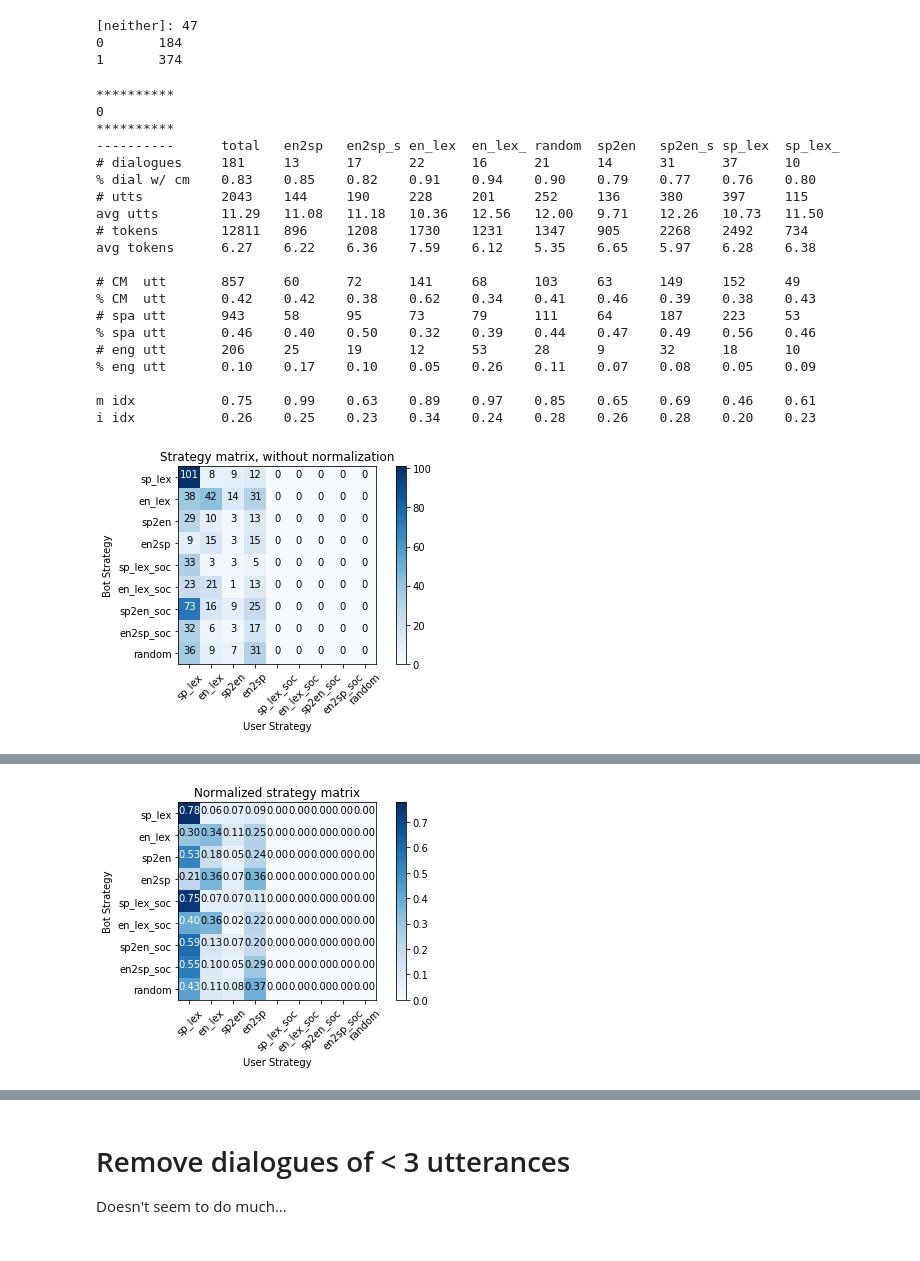
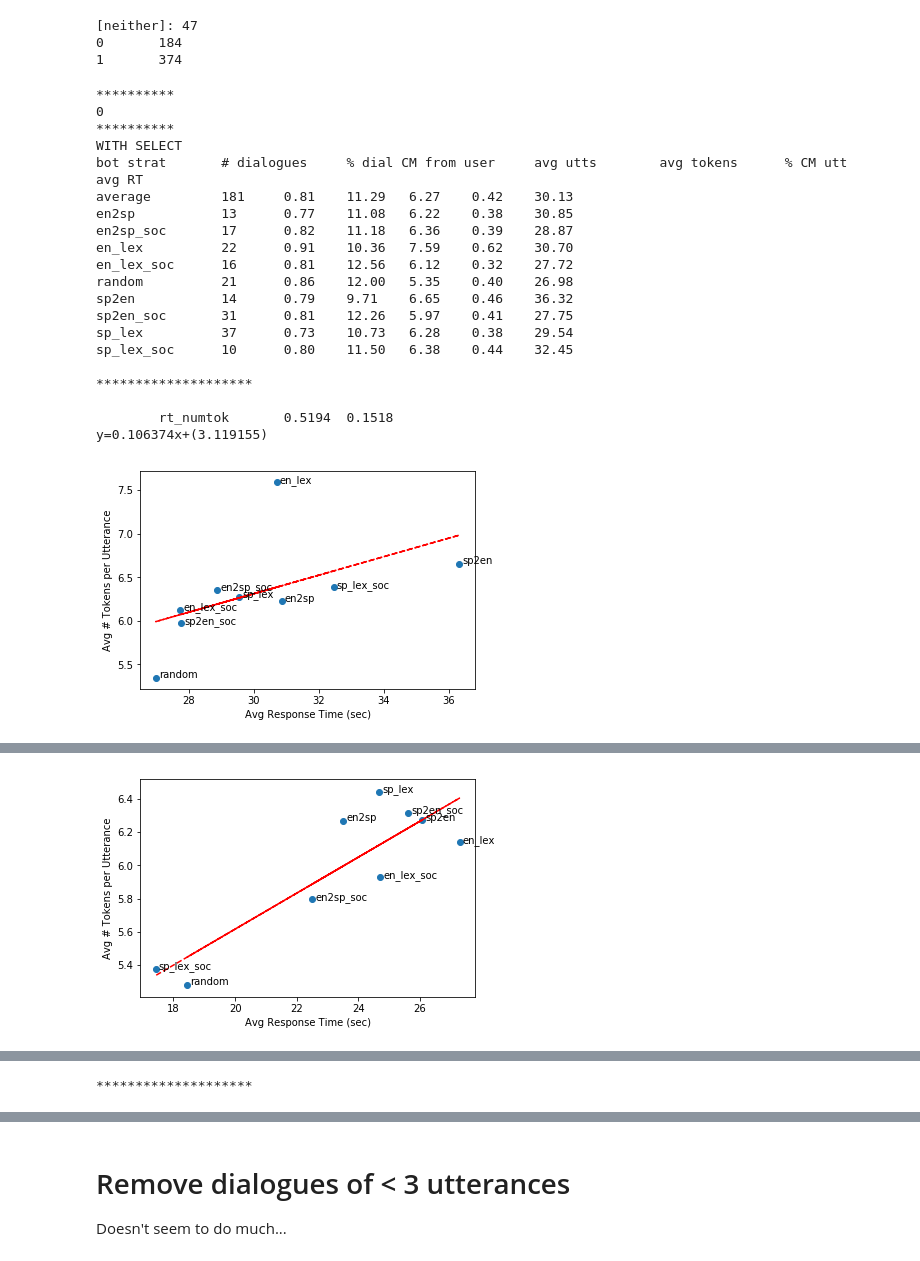
Before and after one commit to emilyahn/codemix, a Jupyter notebook: cocoa_metrics.ipynb, the cells around one changed output, grey strips where cells are left out. Saved outputs shown, nothing was run; the diff lists cells and outputs as text; code cells hidden in the pictures.

```diff
--- a/cocoa_metrics.ipynb
+++ b/cocoa_metrics.ipynb
@@ -55,11 +391,0 @@ i idx           0.25    0.23    0.25    0.28    0.26    0.22    0.24    0.26
-# %%
-# FIX
-fix_all_data = {}
-for style, chat_list in fix_style2chat_dict.iteritems():
-#     print '*'*10
-#     print style
-#     print '*'*10
-    fix_all_data[style] = cc.get_general_cm_metrics(chat_list, fix_data)
-# cc.get_general_cm_metrics(style2chat_dict['en_lex'], all_data)
-# cc.get_general_cm_metrics(style2chat_dict['en_lex_soc'], all_data)
-print 'DONE collecting CM metrics into all_data'
@@ -279,24 +465,0 @@ For more "raw" chats? So they haven't gamed the system yet
-# %%
-first_chatids = []
-workers_dct = {}
-ctr = 0
-for chat_id, chat_dict in orig_data.iteritems():
-    if not 'submit' in orig_data[chat_id]:
-        ctr += 1
-        continue
-
-    submit_time = orig_data[chat_id]['submit']
-    worker = orig_data[chat_id]['worker_id']
-    if worker not in workers_dct:
-        workers_dct[worker] = (submit_time, chat_id)
-    elif submit_time < workers_dct[worker][0]:
-        workers_dct[worker] = (submit_time, chat_id)
-    else:
-#         print 'repeat worker'
-        pass
-
-first_chatids = [items[1] for workers, items in workers_dct.iteritems()]
-print len(first_chatids)
-print 'NOT IN QUAL TSV:', ctr
-# print
-# print workers_dct
@@ -317,7 +470,7 @@ False
 
 success2chat = defaultdict(list)
 ctr = 0
-for chat_id, chat_dict in orig_data.iteritems():
+for chat_id, chat_dict in fix_data.iteritems():
     try:
         outcome = int(chat_dict['outcome'])
     except:
@@ -336,42 +489,42 @@ for outcome, chat_list in success2chat.iteritems():
 # %%
 # compare visualizations of styles between Success = 0 or 1
 # intersect success2chat and style2chat chat_id lists
-
+reload(cc)
 for outcome, out_chat_list in success2chat.iteritems():
     print '*'*10
     print outcome
     print '*'*10
     out_data = {}
-    for style, style_chat_list in style2chat_dict.iteritems():
+    for style, style_chat_list in fix_style2chat_dict.iteritems():
 #         print '*'*10
 #         print style
 #         print '*'*10
         chat_list = [chat_id for chat_id in out_chat_list if chat_id in style_chat_list]
         if not chat_list:
             print 'OH NO'
-        out_data[style] = cc.get_general_cm_metrics(chat_list, orig_data)
+        out_data[style] = cc.get_general_cm_metrics(fix_data, param_chat_list=chat_list)
 
     cc.viz_general(out_data)
-    cc.viz_cm_style(out_data)
+#     cc.viz_cm_style(out_data)
 # %% [output]
 **********
 0
 **********
-----------      total   en2sp   en2sp_s en_lex  en_lex_ random  sp2en   sp2en_s sp_lex  sp_lex_
-# dialogues     181     13      17      22      16      21      14      31      37      10
-% dial w/ cm    0.83    0.85    0.82    0.91    0.94    0.90    0.79    0.77    0.76    0.80
-# utts          2043    144     190     228     201     252     136     380     397     115
-avg utts        11.29   11.08   11.18   10.36   12.56   12.00   9.71    12.26   10.73   11.50
-# tokens        12811   896     1208    1730    1231    1347    905     2268    2492    734
-avg tokens      6.27    6.22    6.36    7.59    6.12    5.35    6.65    5.97    6.28    6.38
+WITH SELECT
+bot strat       # dialogues     % dial CM from user     avg utts        avg tokens      % CM utt        avg RT
+average         181     0.81    11.29   6.27    0.42    30.13
+en2sp           13      0.77    11.08   6.22    0.38    30.85
+en2sp_soc       17      0.82    11.18   6.36    0.39    28.87
+en_lex          22      0.91    10.36   7.59    0.62    30.70
+en_lex_soc      16      0.81    12.56   6.12    0.32    27.72
+random          21      0.86    12.00   5.35    0.40    26.98
+sp2en           14      0.79    9.71    6.65    0.46    36.32
+sp2en_soc       31      0.81    12.26   5.97    0.41    27.75
+sp_lex          37      0.73    10.73   6.28    0.38    29.54
+sp_lex_soc      10      0.80    11.50   6.38    0.44    32.45
 
-# CM  utt       857     60      72      141     68      103     63      149     152     49
-% CM  utt       0.42    0.42    0.38    0.62    0.34    0.41    0.46    0.39    0.38    0.43
-# spa utt       943     58      95      73      79      111     64      187     223     53
-% spa utt       0.46    0.40    0.50    0.32    0.39    0.44    0.47    0.49    0.56    0.46
-# eng utt       206     25      19      12      53      28      9       32      18      10
-% eng utt       0.10    0.17    0.10    0.05    0.26    0.11    0.07    0.08    0.05    0.09
+********************
 
-m idx           0.75    0.99    0.63    0.89    0.97    0.85    0.65    0.69    0.46    0.61
-i idx           0.26    0.25    0.23    0.34    0.24    0.28    0.26    0.28    0.20    0.23
+        rt_numtok       0.5194  0.1518
+y=0.106374x+(3.119155)
-[figure, old version]
+[figure, new version]
@@ -378 +548 @@ i idx           0.26    0.25    0.23    0.34    0.24    0.28    0.26    0.28
-[figure, old version]
+[figure, new version]
@@ -401,3 +549,4 @@ i idx           0.25    0.23    0.26    0.24    0.29    0.19    0.24    0.23
+********************
 # %%
 # Which CM strategies result in better Success?
 # toggle first_only variable (repeat workers may have better Success independent of BOT)
```
Also changed, not shown: parts of 46 cells of this notebook, 14 other files.
